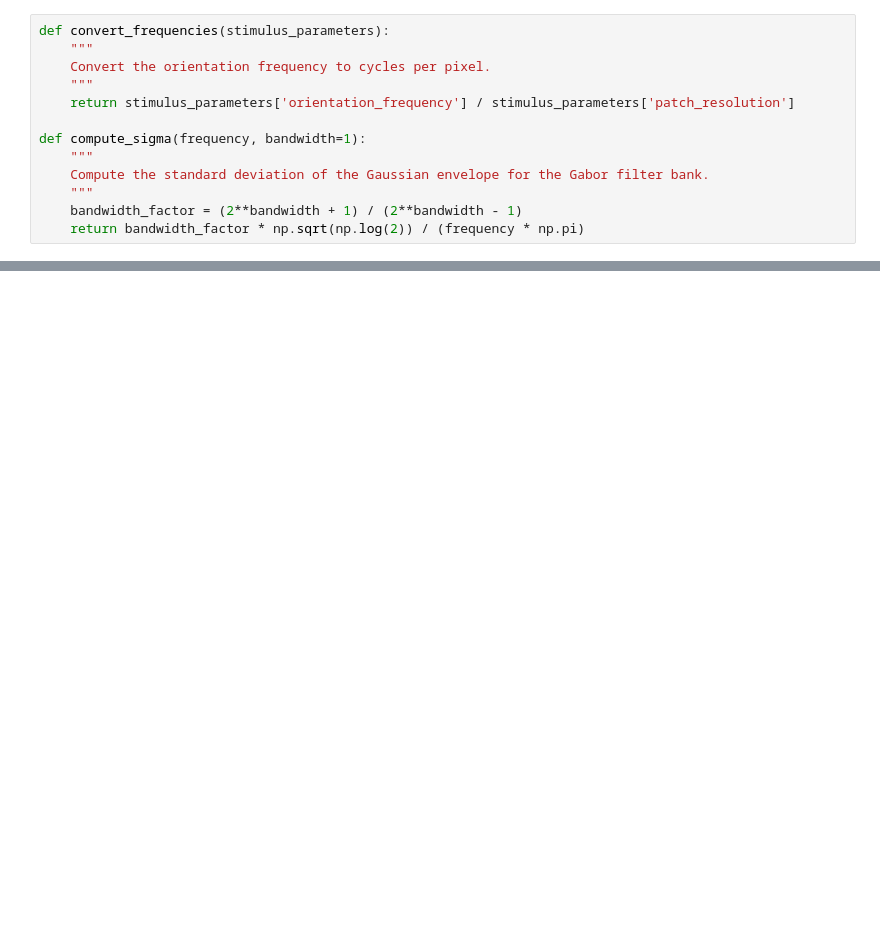
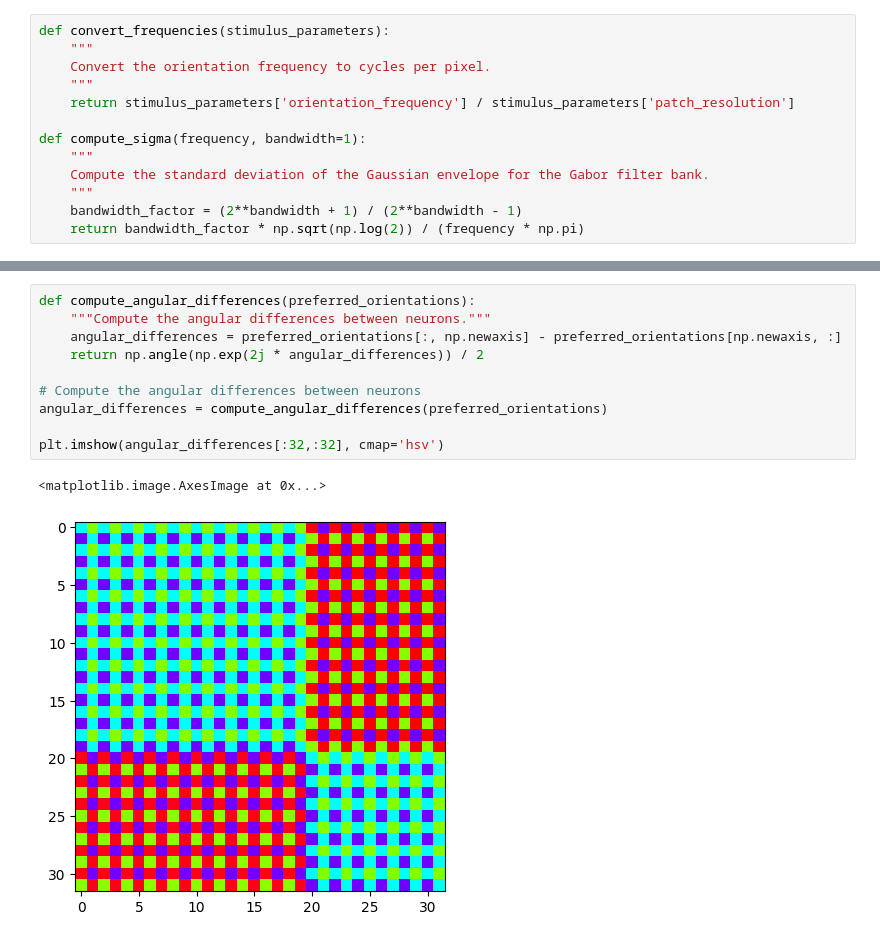
Before and after one commit to ccnmaastricht/NeuralSynchrony-FigureGround-Orientation, a Jupyter notebook: notebooks/orientation_tuning.ipynb, the cells around one changed output, grey strips where cells are left out. Drawn from its saved outputs; the diff is of its cells as text; blank space fills up the shorter version.

```diff
--- a/notebooks/orientation_tuning.ipynb
+++ b/notebooks/orientation_tuning.ipynb
@@ -438,0 +445,13 @@ response = orientation_response(preferred_orientations, weighted_kuramoto_order,
+# %%
+def compute_angular_differences(preferred_orientations):
+    """Compute the angular differences between neurons."""
+    angular_differences = preferred_orientations[:, np.newaxis] - preferred_orientations[np.newaxis, :]
+    return np.angle(np.exp(2j * angular_differences)) / 2
+
+# Compute the angular differences between neurons
+angular_differences = compute_angular_differences(preferred_orientations)
+
+plt.imshow(angular_differences[:32,:32], cmap='hsv')
+# %% [output]
+<matplotlib.image.AxesImage at 0x...>
+[figure, added]
```
Also changed, not shown: parts of 6 cells of this notebook.
